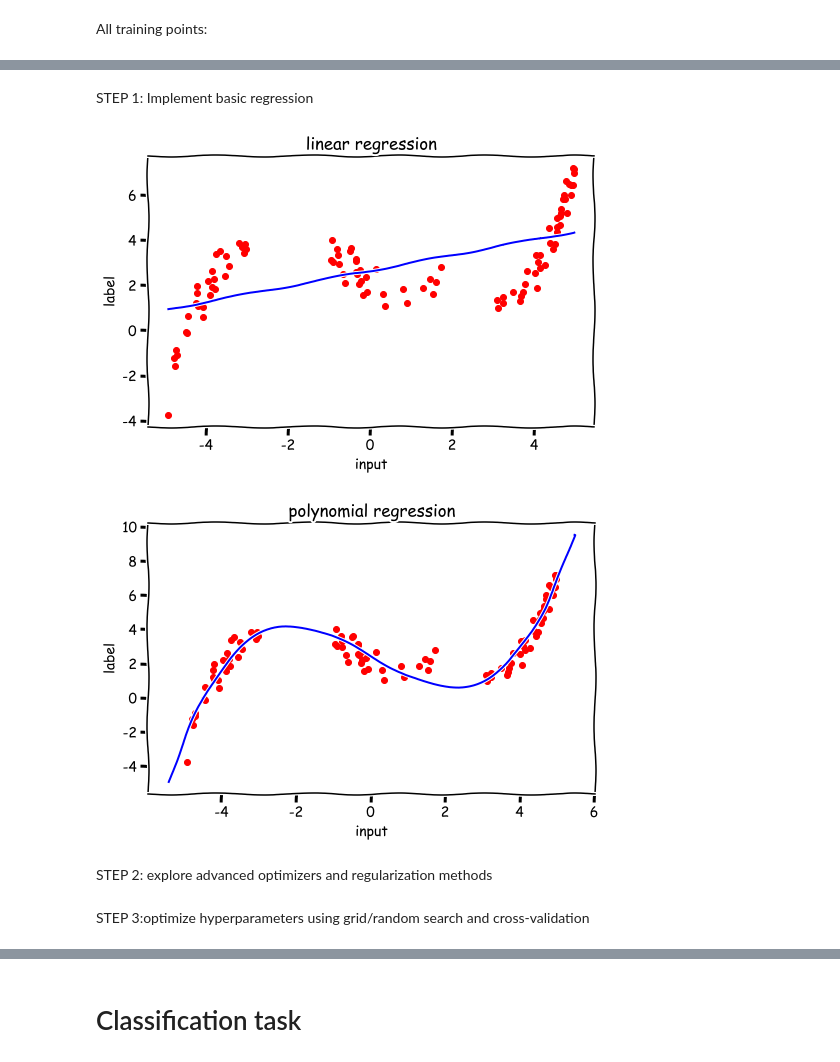
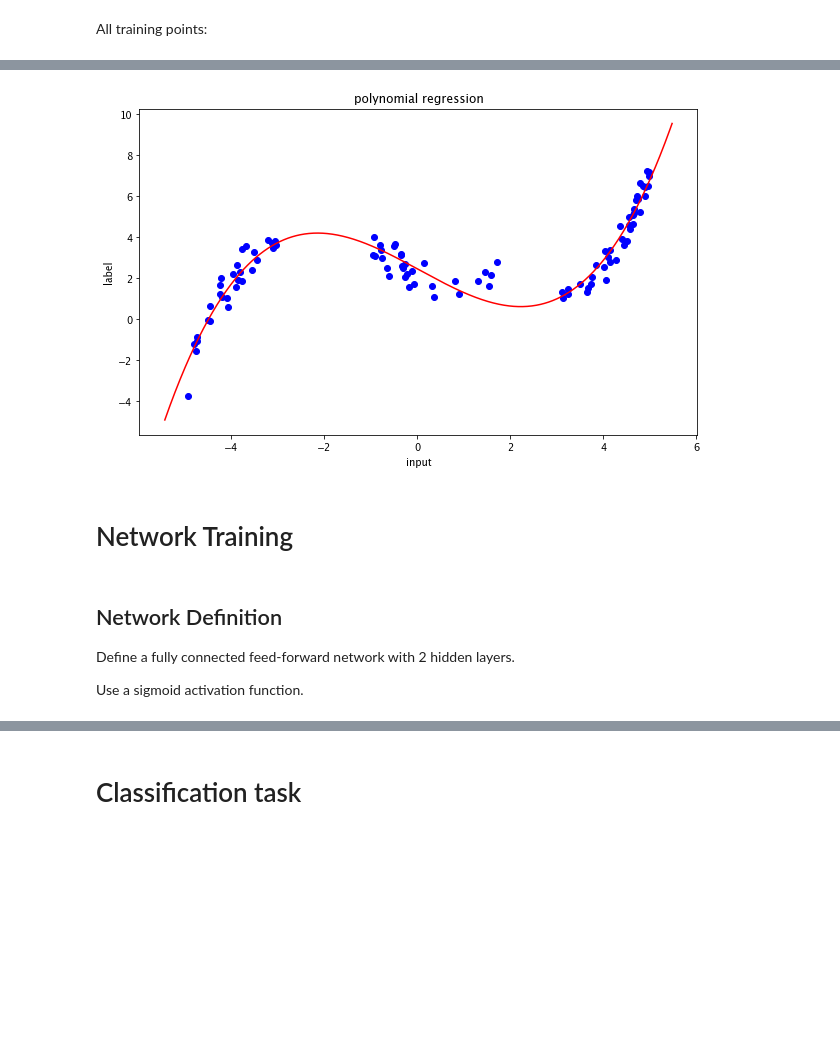
Before and after one commit to OSAKE-0/DeepLearningClassHW, a Jupyter notebook: Homework 1-20211112/nndl_2021__homework_1.ipynb, the cells around one changed output, grey strips where cells are left out. Saved outputs shown, nothing was run; the diff lists cells and outputs as text; code cells hidden in the pictures; blank space fills up the shorter version.

```diff
--- a/Homework 1-20211112/nndl_2021__homework_1.ipynb
+++ b/Homework 1-20211112/nndl_2021__homework_1.ipynb
@@ -150,48 +158,28 @@ plt.show()
-# %% [markdown]
-STEP 1:
-Implement basic regression
 # %%
-from sklearn.preprocessing import PolynomialFeatures
-from sklearn.linear_model import LinearRegression
-def apply_linear_regression(x,y):
-    x = x.reshape(len(x[0]),1)
-    y = y.flatten()
-    lr = LinearRegression().fit(x,y)
-    plt.figure(figsize=(8,5))
-    plt.title('linear regression')
-    plt.scatter(x,y,color = 'red')
-    y_predict = lr.predict(x)
-    plt.plot(x,y_predict,'blue')
-    plt.xlabel("input")
-    plt.ylabel("label")
-    plt.show()
-
-apply_linear_regression(x_train,y_train)
-
-
 def apply_polynomial_regression(x,y,degree=3):
     poly_reg = PolynomialFeatures(degree=degree)
     x2 = x.reshape(len(x[0]),1)
     y2 = y.flatten()
     X_poly = poly_reg.fit_transform(x2)
     lin_reg = LinearRegression().fit(X_poly, y2)
     # Visualizing the Polymonial Regression results
-    plt.figure(figsize=(8, 5))
-    plt.scatter(x, y, color='red')
+    plt.figure(figsize=(10, 6))
+    plt.scatter(x, y, color='blue')
     x_generated = np.linspace(min(x2) - 0.5, max(x2) + 0.5, 1000)
     y3 = lin_reg.predict(poly_reg.fit_transform(x_generated))
-    plt.plot(x_generated, y3, color='blue')
+    plt.plot(x_generated, y3, color='red')
     plt.title('polynomial regression')
     plt.xlabel('input')
     plt.ylabel('label')
     plt.show()
 
 apply_polynomial_regression(x_train,y_train)
 # %% [output]
-[figure, old version]
+[figure, new version]
-[figure, removed]
-# %% [markdown]
-STEP 2:
-explore advanced optimizers and regularization methods
-# %% [markdown]
-STEP 3:optimize hyperparameters using grid/random search and cross-validation
+# %% [markdown]
+# Network Training
+# %% [markdown]
+## Network Definition
+Define a fully connected feed-forward network with 2 hidden layers.
+
+Use a sigmoid activation function.
```
Also changed, not shown: parts of 29 cells of this notebook, 23 other files.
